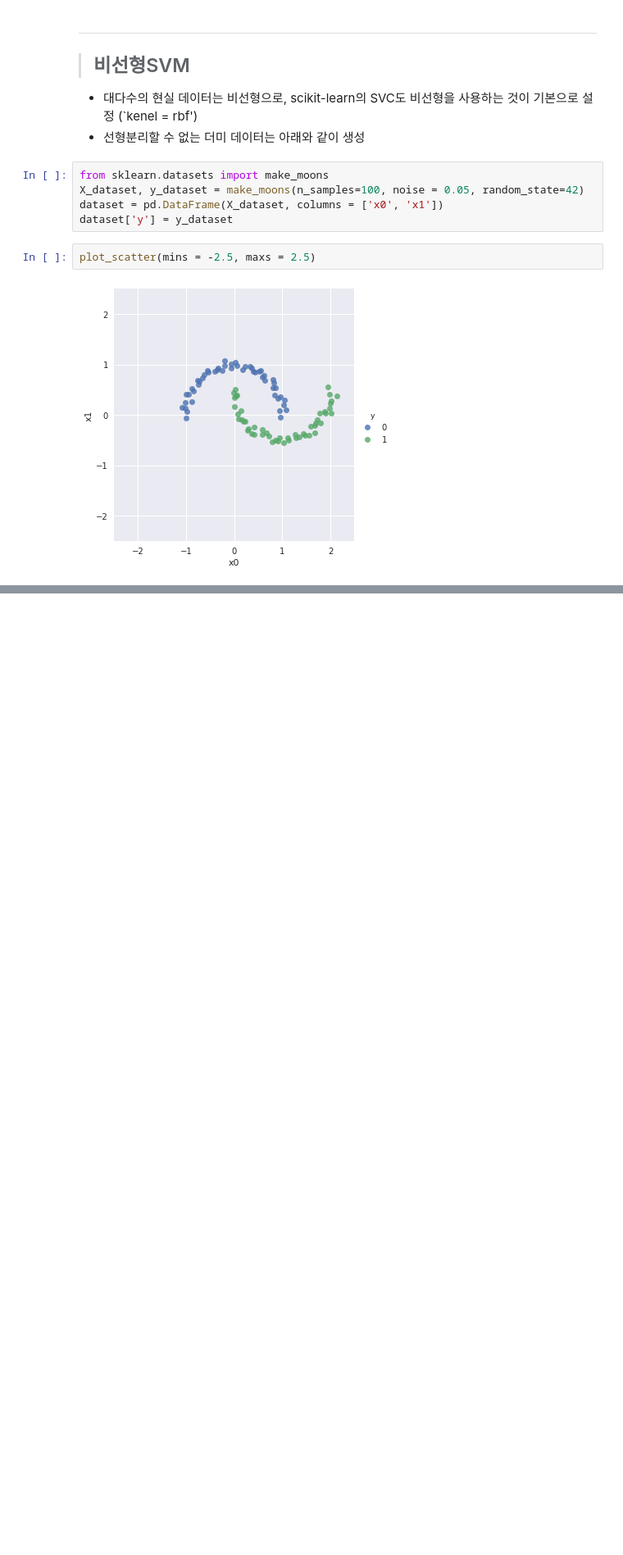
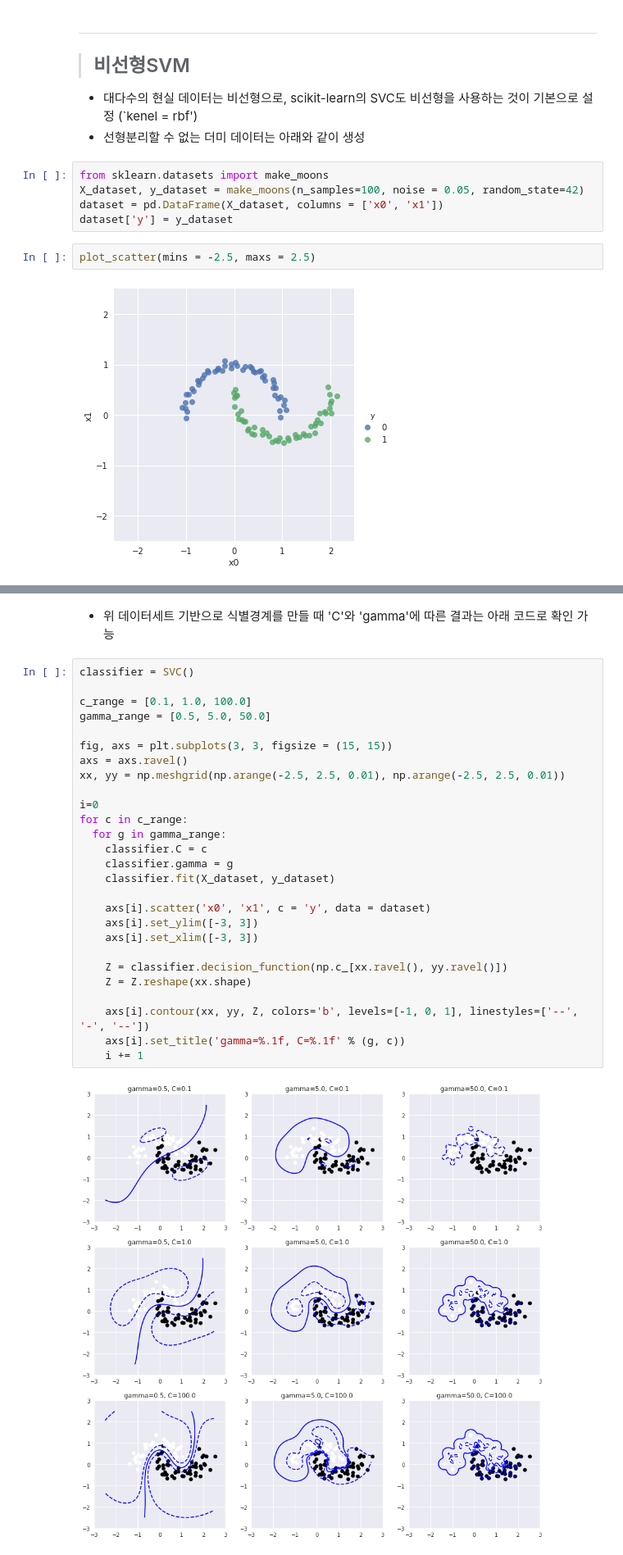
Before and after one commit to kookoowaa/ML_with_GCP, a Jupyter notebook: 05-3 Support vector machine.ipynb, the cells around one changed output, grey strips where cells are left out. Shown: that part at 82% size. Cells and saved outputs as stored; diff of their text form; blank space fills up the shorter version.

```diff
--- a/05-3 Support vector machine.ipynb
+++ b/05-3 Support vector machine.ipynb
@@ -110,0 +171,31 @@ plot_scatter(mins = -2.5, maxs = 2.5)
+# %% [markdown]
+- 위 데이터세트 기반으로 식별경계를 만들 때 'C'와 'gamma'에 따른 결과는 아래 코드로 확인 가능
+# %%
+classifier = SVC()
+
+c_range = [0.1, 1.0, 100.0]
+gamma_range = [0.5, 5.0, 50.0]
+
+fig, axs = plt.subplots(3, 3, figsize = (15, 15))
+axs = axs.ravel()
+xx, yy = np.meshgrid(np.arange(-2.5, 2.5, 0.01), np.arange(-2.5, 2.5, 0.01))
+
+i=0
+for c in c_range:
+  for g in gamma_range:
+    classifier.C = c
+    classifier.gamma = g
+    classifier.fit(X_dataset, y_dataset)
+
+    axs[i].scatter('x0', 'x1', c = 'y', data = dataset)
+    axs[i].set_ylim([-3, 3])
+    axs[i].set_xlim([-3, 3])
+
+    Z = classifier.decision_function(np.c_[xx.ravel(), yy.ravel()])
+    Z = Z.reshape(xx.shape)
+
+    axs[i].contour(xx, yy, Z, colors='b', levels=[-1, 0, 1], linestyles=['--', '-', '--'])
+    axs[i].set_title('gamma=%.1f, C=%.1f' % (g, c))
+    i += 1
+# %% [output]
+[figure, added]
```
Also changed, not shown: parts of 8 cells of this notebook.
